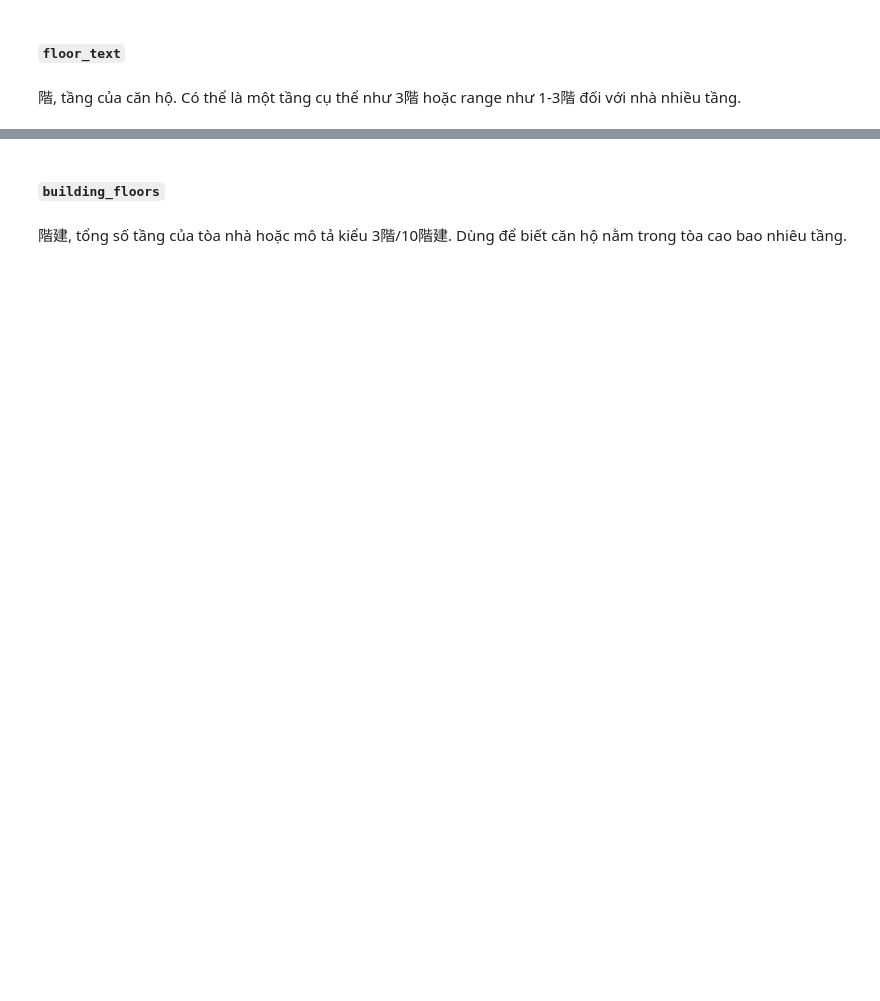
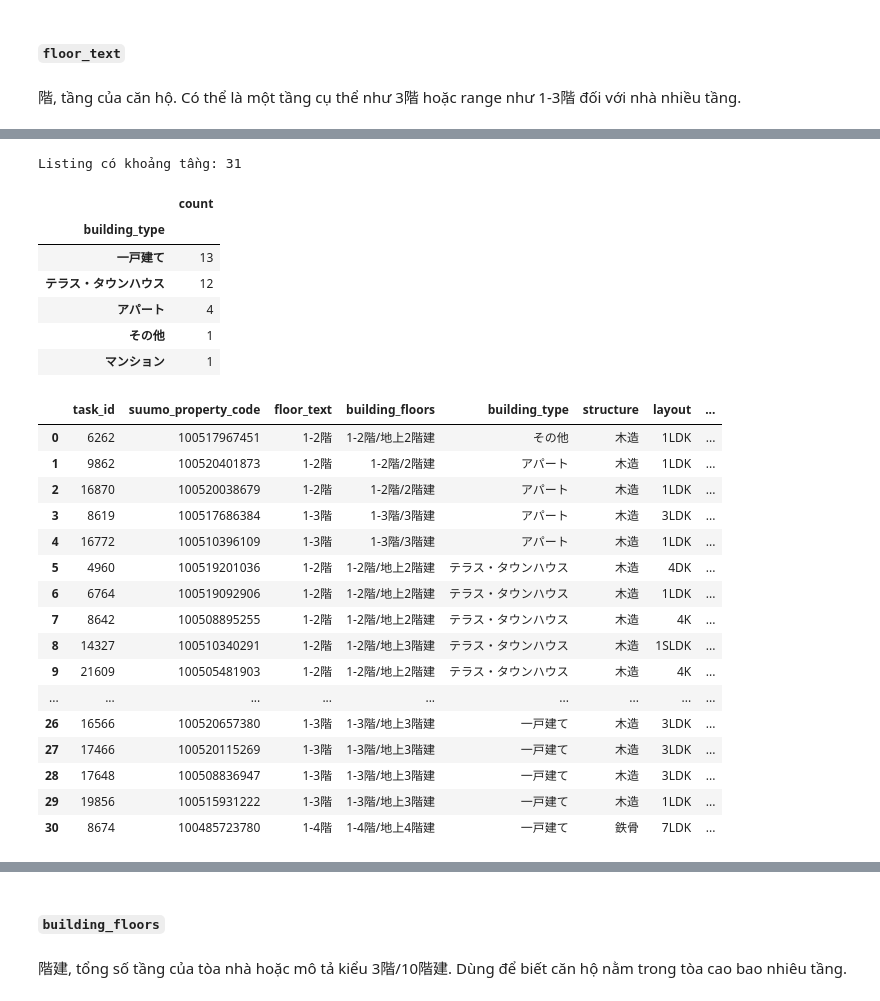
Before and after one commit to Vinh5905/japan_analysis, a Jupyter notebook: notebook/02_column_eda.ipynb, the cells around one changed output, grey strips where cells are left out. Drawn from its saved outputs; the diff is of its cells as text; code cells hidden in the pictures; blank space fills up the shorter version.

```diff
--- a/notebook/02_column_eda.ipynb
+++ b/notebook/02_column_eda.ipynb
@@ -1210,3 +4325,47 @@ inspect_column_values(analysis_raw, 'floor_text')
+# %%
+# Các listing trải trên nhiều tầng: xem loại nhà, layout và tổng số tầng từ raw.
+floor_text_normalized = analysis_raw['floor_text'].map(normalize_text_for_profile).astype('string')
+floor_range_mask = floor_text_normalized.str.fullmatch(r'\d+\s*-\s*\d+階', na=False)
+floor_range_columns = [
+    'task_id', 'suumo_property_code', 'floor_text', 'building_floors',
+    'building_type', 'structure', 'layout', 'layout_detail',
+    'exclusive_area_text', 'total_units', 'address',
+]
+floor_range_listings = (
+    analysis_raw.loc[floor_range_mask, floor_range_columns]
+    .sort_values(['building_type', 'floor_text', 'task_id'])
+    .reset_index(drop=True)
+)
+print(f'Listing có khoảng tầng: {len(floor_range_listings):,}')
+display(floor_range_listings['building_type'].value_counts(dropna=False).to_frame('count'))
+with pd.option_context('display.max_rows', None, 'display.max_columns', None, 'display.max_colwidth', 100):
+    display(floor_range_listings)
+# %% [output]
+Listing có khoảng tầng: 31
+|  | count |
+| building_type |  |
+| 一戸建て | 13 |
+| テラス・タウンハウス | 12 |
+| アパート | 4 |
+| その他 | 1 |
+| マンション | 1 |
+|  | task_id | suumo_property_code | floor_text | building_floors | building_type | structure | layout | ... |
+| 0 | 6262 | 100517967451 | 1-2階 | 1-2階/地上2階建 | その他 | 木造 | 1LDK | ... |
+| 1 | 9862 | 100520401873 | 1-2階 | 1-2階/2階建 | アパート | 木造 | 1LDK | ... |
+| 2 | 16870 | 100520038679 | 1-2階 | 1-2階/2階建 | アパート | 木造 | 1LDK | ... |
+| 3 | 8619 | 100517686384 | 1-3階 | 1-3階/3階建 | アパート | 木造 | 3LDK | ... |
+| 4 | 16772 | 100510396109 | 1-3階 | 1-3階/3階建 | アパート | 木造 | 1LDK | ... |
+| 5 | 4960 | 100519201036 | 1-2階 | 1-2階/地上2階建 | テラス・タウンハウス | 木造 | 4DK | ... |
+| 6 | 6764 | 100519092906 | 1-2階 | 1-2階/地上2階建 | テラス・タウンハウス | 木造 | 1LDK | ... |
+| 7 | 8642 | 100508895255 | 1-2階 | 1-2階/地上2階建 | テラス・タウンハウス | 木造 | 4K | ... |
+| 8 | 14327 | 100510340291 | 1-2階 | 1-2階/地上3階建 | テラス・タウンハウス | 木造 | 1SLDK | ... |
+| 9 | 21609 | 100505481903 | 1-2階 | 1-2階/地上2階建 | テラス・タウンハウス | 木造 | 4K | ... |
+| ... | ... | ... | ... | ... | ... | ... | ... | ... |
+| 26 | 16566 | 100520657380 | 1-3階 | 1-3階/地上3階建 | 一戸建て | 木造 | 3LDK | ... |
+| 27 | 17466 | 100520115269 | 1-3階 | 1-3階/地上3階建 | 一戸建て | 木造 | 3LDK | ... |
+| 28 | 17648 | 100508836947 | 1-3階 | 1-3階/地上3階建 | 一戸建て | 木造 | 3LDK | ... |
+| 29 | 19856 | 100515931222 | 1-3階 | 1-3階/地上3階建 | 一戸建て | 木造 | 1LDK | ... |
+| 30 | 8674 | 100485723780 | 1-4階 | 1-4階/地上4階建 | 一戸建て | 鉄骨 | 7LDK | ... |
 # %%
 # Function xử lý riêng cho `floor_text`: parse tầng đơn hoặc range tầng thành floor_min/floor_max/floor_number.
 def process_floor_text():
```
Also changed, not shown: parts of 149 cells of this notebook.
